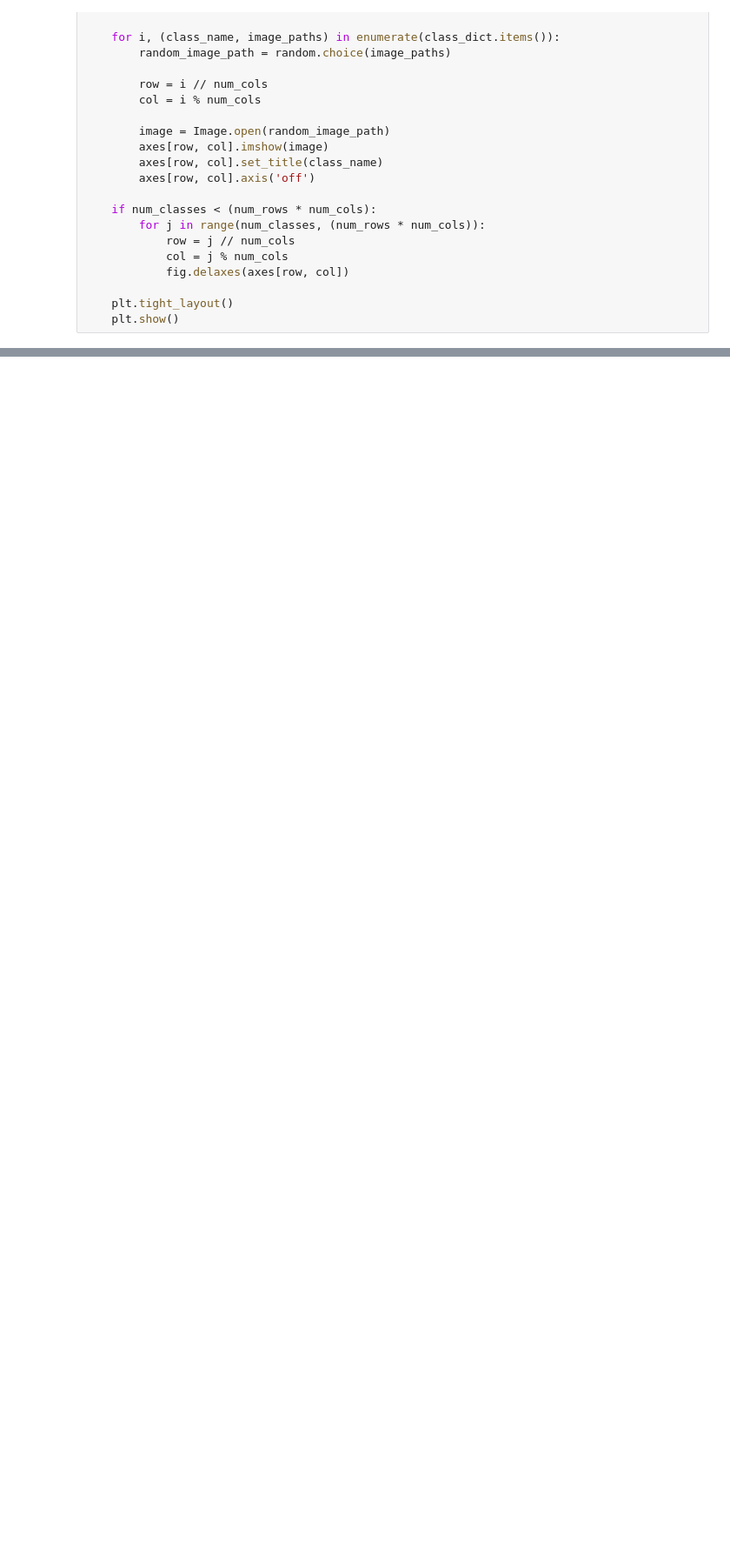
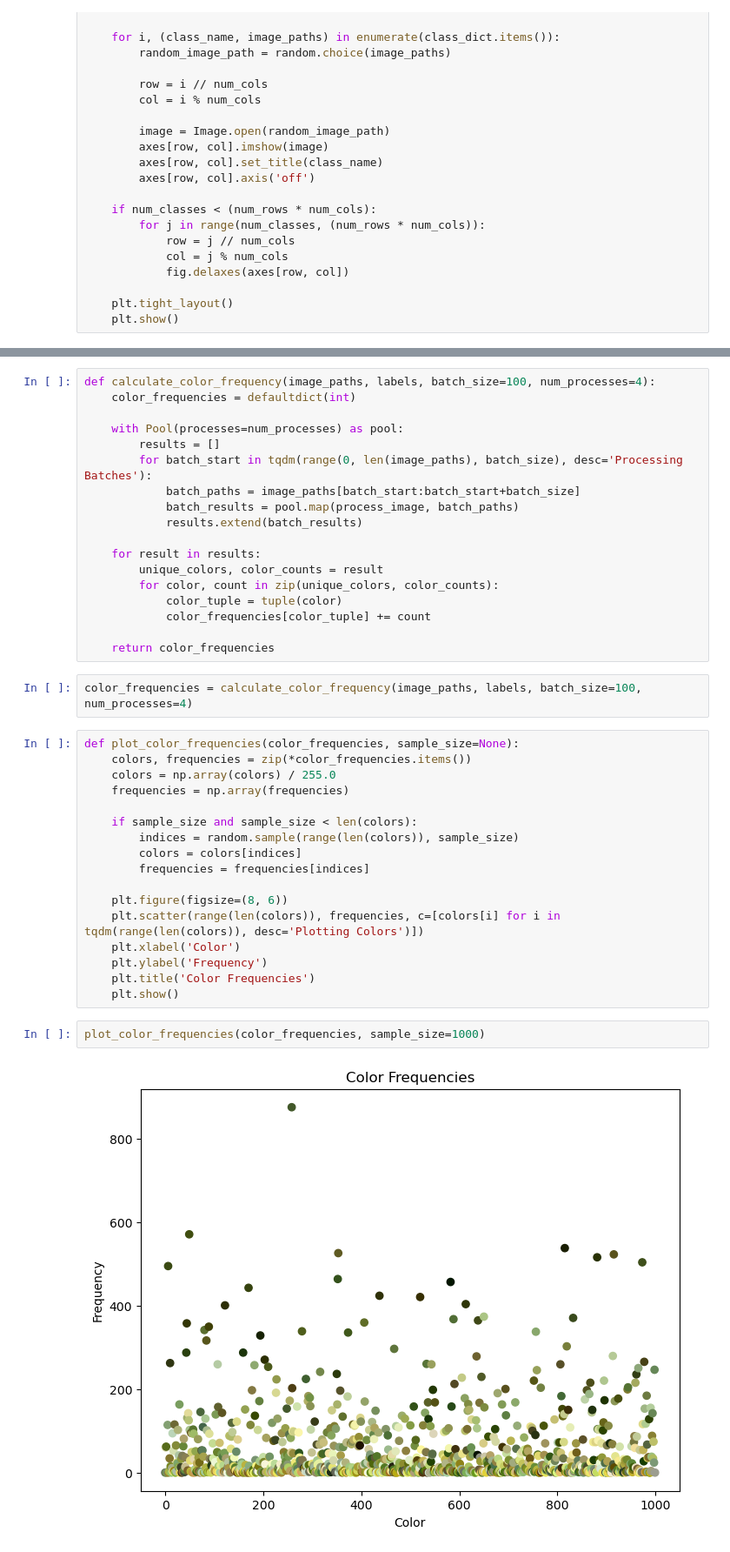
Before and after one commit to A2162014/Feynn-Lab-Internship, a Jupyter notebook: Project 3/EDA_AgriCrop_2162014.ipynb, the cells around one changed output, grey strips where cells are left out. Shown at 87% size. Cells and saved outputs as stored; diff of their text form; blank space fills up the shorter version.

```diff
--- a/Project 3/EDA_AgriCrop_2162014.ipynb
+++ b/Project 3/EDA_AgriCrop_2162014.ipynb
@@ -250,0 +278,41 @@ visualize_class_images(class_dict)
+# %%
+def calculate_color_frequency(image_paths, labels, batch_size=100, num_processes=4):
+    color_frequencies = defaultdict(int)
+
+    with Pool(processes=num_processes) as pool:
+        results = []
+        for batch_start in tqdm(range(0, len(image_paths), batch_size), desc='Processing Batches'):
+            batch_paths = image_paths[batch_start:batch_start+batch_size]
+            batch_results = pool.map(process_image, batch_paths)
+            results.extend(batch_results)
+
+    for result in results:
+        unique_colors, color_counts = result
+        for color, count in zip(unique_colors, color_counts):
+            color_tuple = tuple(color)
+            color_frequencies[color_tuple] += count
+
+    return color_frequencies
+# %%
+color_frequencies = calculate_color_frequency(image_paths, labels, batch_size=100, num_processes=4)
+# %%
+def plot_color_frequencies(color_frequencies, sample_size=None):
+    colors, frequencies = zip(*color_frequencies.items())
+    colors = np.array(colors) / 255.0
+    frequencies = np.array(frequencies)
+
+    if sample_size and sample_size < len(colors):
+        indices = random.sample(range(len(colors)), sample_size)
+        colors = colors[indices]
+        frequencies = frequencies[indices]
+
+    plt.figure(figsize=(8, 6))
+    plt.scatter(range(len(colors)), frequencies, c=[colors[i] for i in tqdm(range(len(colors)), desc='Plotting Colors')])
+    plt.xlabel('Color')
+    plt.ylabel('Frequency')
+    plt.title('Color Frequencies')
+    plt.show()
+# %%
+plot_color_frequencies(color_frequencies, sample_size=1000)
+# %% [output]
+[figure, added]
```
Also changed, not shown: parts of 10 cells of this notebook, 1 other file.
